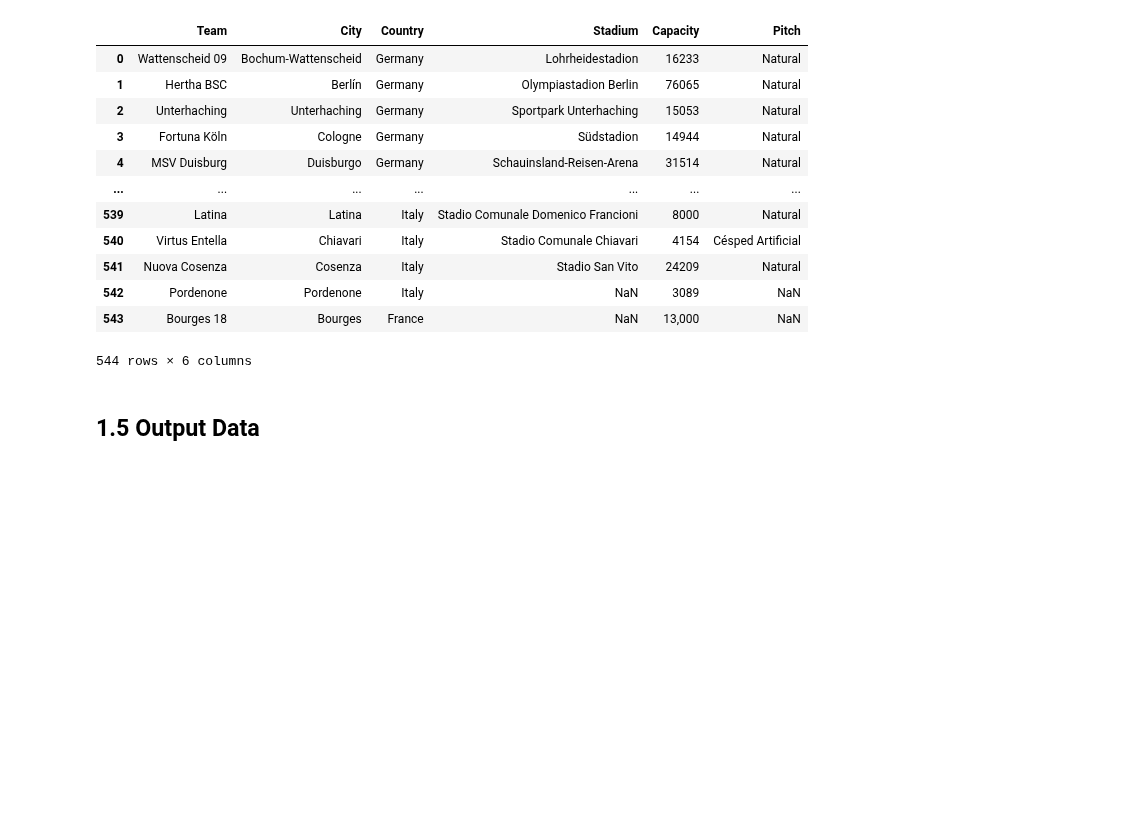
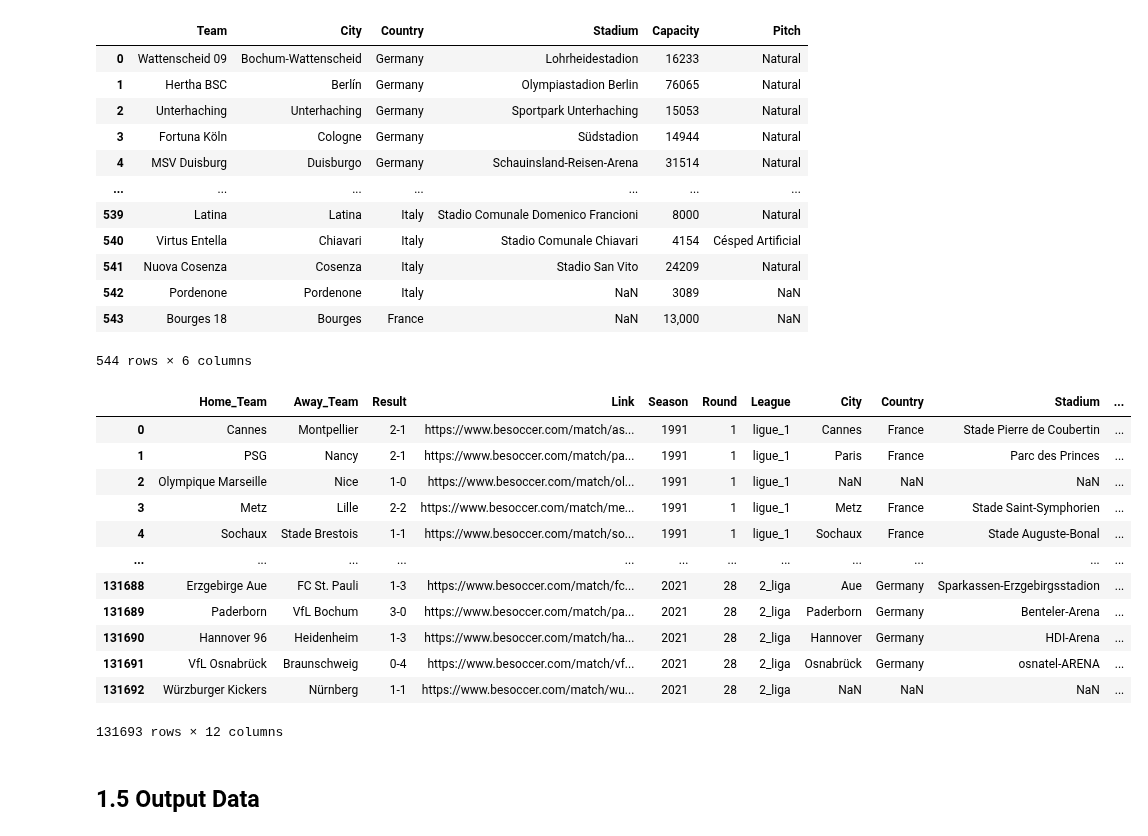
Before and after one commit to armanh3k/Football-Outcome-Predictions, a Jupyter notebook: eda.ipynb, the cells around one changed output. Cells and saved outputs as stored; diff of their text form; code cells hidden in the pictures; blank space fills up the shorter version.

```diff
--- a/eda.ipynb
+++ b/eda.ipynb
@@ -661,6 +661,22 @@ team_info
 | 542 | Pordenone | Pordenone | Italy | NaN | 3089 | NaN |
 | 543 | Bourges 18 | Bourges | France | NaN | 13,000 | NaN |
 544 rows × 6 columns
+# %%
+pd.merge(full_results_table, team_info, how='left', left_on='Home_Team', right_on='Team').drop('Team', axis='columns')
+# %% [output]
+|  | Home_Team | Away_Team | Result | Link | Season | Round | League | City | Country | Stadium | ... |
+| 0 | Cannes | Montpellier | 2-1 | https://www.besoccer.com/match/as... | 1991 | 1 | ligue_1 | Cannes | France | Stade Pierre de Coubertin | ... |
+| 1 | PSG | Nancy | 2-1 | https://www.besoccer.com/match/pa... | 1991 | 1 | ligue_1 | Paris | France | Parc des Princes | ... |
+| 2 | Olympique Marseille | Nice | 1-0 | https://www.besoccer.com/match/ol... | 1991 | 1 | ligue_1 | NaN | NaN | NaN | ... |
+| 3 | Metz | Lille | 2-2 | https://www.besoccer.com/match/me... | 1991 | 1 | ligue_1 | Metz | France | Stade Saint-Symphorien | ... |
+| 4 | Sochaux | Stade Brestois | 1-1 | https://www.besoccer.com/match/so... | 1991 | 1 | ligue_1 | Sochaux | France | Stade Auguste-Bonal | ... |
+| ... | ... | ... | ... | ... | ... | ... | ... | ... | ... | ... | ... |
+| 131688 | Erzgebirge Aue | FC St. Pauli | 1-3 | https://www.besoccer.com/match/fc... | 2021 | 28 | 2_liga | Aue | Germany | Sparkassen-Erzgebirgsstadion | ... |
+| 131689 | Paderborn | VfL Bochum | 3-0 | https://www.besoccer.com/match/pa... | 2021 | 28 | 2_liga | Paderborn | Germany | Benteler-Arena | ... |
+| 131690 | Hannover 96 | Heidenheim | 1-3 | https://www.besoccer.com/match/ha... | 2021 | 28 | 2_liga | Hannover | Germany | HDI-Arena | ... |
+| 131691 | VfL Osnabrück | Braunschweig | 0-4 | https://www.besoccer.com/match/vf... | 2021 | 28 | 2_liga | Osnabrück | Germany | osnatel-ARENA | ... |
+| 131692 | Würzburger Kickers | Nürnberg | 1-1 | https://www.besoccer.com/match/wu... | 2021 | 28 | 2_liga | NaN | NaN | NaN | ... |
+131693 rows × 12 columns
 # %% [markdown]
 ## 1.5 Output Data
 # %%
```
Also changed, not shown: parts of 1 cell of this notebook, 2 other files.
